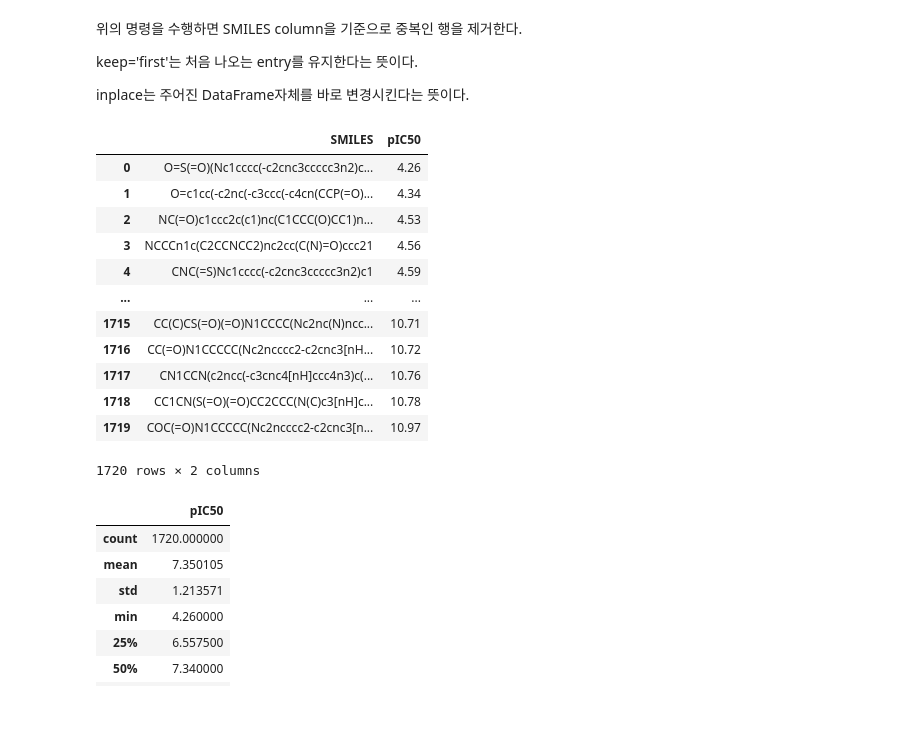
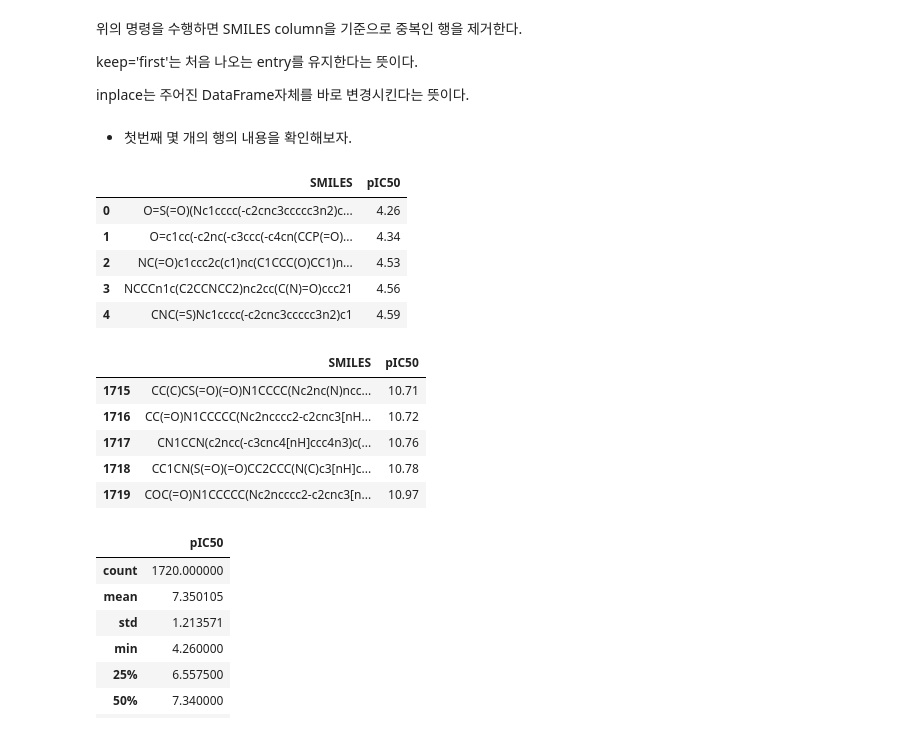
Before and after one commit to JLee823/2023-1st-AI-assisted-drug-discovery-SNU, a Jupyter notebook: AI_in_drug_discovery_Week3_Predicting_pIC50_of_JAK2_inhibitors_with_tree_based_algorithms.ipynb, the cells around one changed output. Drawn from its saved outputs; the diff is of its cells as text; code cells hidden in the pictures.

```diff
--- a/AI_in_drug_discovery_Week3_Predicting_pIC50_of_JAK2_inhibitors_with_tree_based_algorithms.ipynb
+++ b/AI_in_drug_discovery_Week3_Predicting_pIC50_of_JAK2_inhibitors_with_tree_based_algorithms.ipynb
@@ -78,22 +111,26 @@ data.drop_duplicates(subset = "SMILES", keep='first', inplace=True, ignore_index
 keep='first'는 처음 나오는 entry를 유지한다는 뜻이다.
 
 inplace는 주어진 DataFrame자체를 바로 변경시킨다는 뜻이다.
+# %% [markdown]
+* 첫번째 몇 개의 행의 내용을 확인해보자.
 # %%
-data
+data.head()
 # %% [output]
 |  | SMILES | pIC50 |
 | 0 | O=S(=O)(Nc1cccc(-c2cnc3ccccc3n2)c... | 4.26 |
 | 1 | O=c1cc(-c2nc(-c3ccc(-c4cn(CCP(=O)... | 4.34 |
 | 2 | NC(=O)c1ccc2c(c1)nc(C1CCC(O)CC1)n... | 4.53 |
 | 3 | NCCCn1c(C2CCNCC2)nc2cc(C(N)=O)ccc21 | 4.56 |
 | 4 | CNC(=S)Nc1cccc(-c2cnc3ccccc3n2)c1 | 4.59 |
-| ... | ... | ... |
-| 1715 | CC(C)CS(=O)(=O)N1CCCC(Nc2nc(N)ncc... | 10.71 |
-| 1716 | CC(=O)N1CCCCC(Nc2ncccc2-c2cnc3[nH... | 10.72 |
-| 1717 | CN1CCN(c2ncc(-c3cnc4[nH]ccc4n3)c(... | 10.76 |
-| 1718 | CC1CN(S(=O)(=O)CC2CCC(N(C)c3[nH]c... | 10.78 |
-| 1719 | COC(=O)N1CCCCC(Nc2ncccc2-c2cnc3[n... | 10.97 |
-1720 rows × 2 columns
+# %%
+data.tail()
+# %% [output]
+|  | SMILES | pIC50 |
+| 1715 | CC(C)CS(=O)(=O)N1CCCC(Nc2nc(N)ncc... | 10.71 |
+| 1716 | CC(=O)N1CCCCC(Nc2ncccc2-c2cnc3[nH... | 10.72 |
+| 1717 | CN1CCN(c2ncc(-c3cnc4[nH]ccc4n3)c(... | 10.76 |
+| 1718 | CC1CN(S(=O)(=O)CC2CCC(N(C)c3[nH]c... | 10.78 |
+| 1719 | COC(=O)N1CCCCC(Nc2ncccc2-c2cnc3[n... | 10.97 |
 # %%
 data.describe()
 # %% [output]
```
Also changed, not shown: parts of 64 cells of this notebook.
